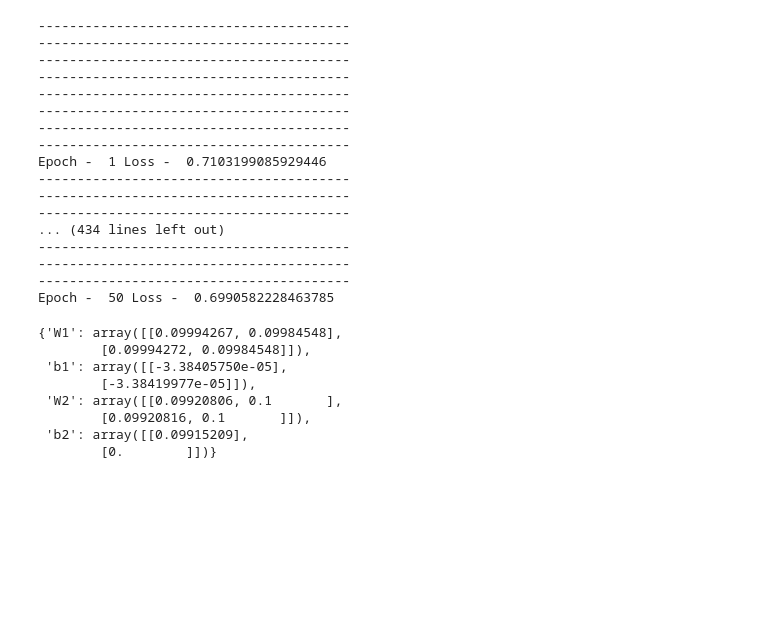
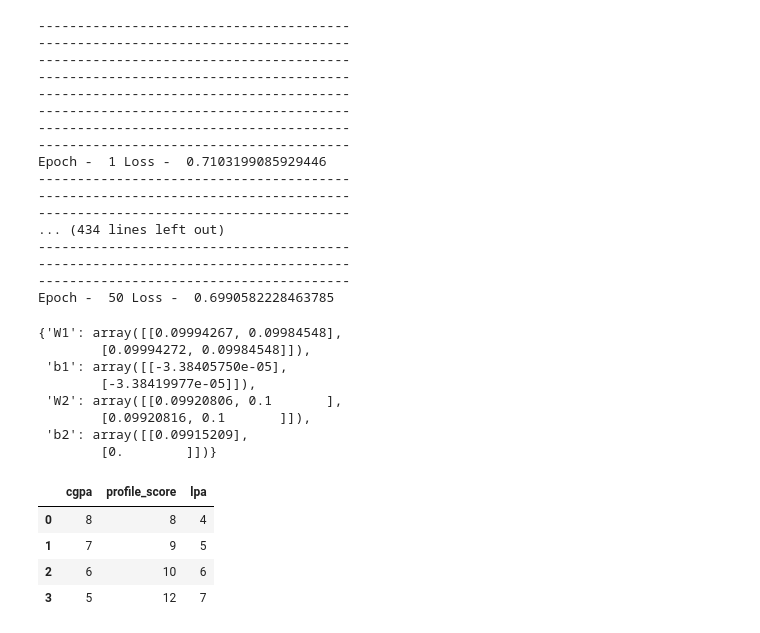
Before and after one commit to Tanish-Sarkar/DeepLearning-with-TensorFLow-and-Keras, a Jupyter notebook: Back_Propogation/BackPropogation_classification_manual.ipynb, the cells around one changed output. Saved outputs shown, nothing was run; the diff lists cells and outputs as text; code cells hidden in the pictures; blank space fills up the shorter version.

```diff
--- a/Back_Propogation/BackPropogation_classification_manual.ipynb
+++ b/Back_Propogation/BackPropogation_classification_manual.ipynb
@@ -229,0 +233,10 @@ Epoch -  50 Loss -  0.6990582228463785
+# %%
+df = pd.DataFrame([[8,8,4], [7,9,5], [6,10,6], [5,12,7]],
+                  columns=['cgpa', 'profile_score', 'lpa'])
+df
+# %% [output]
+|  | cgpa | profile_score | lpa |
+| 0 | 8 | 8 | 4 |
+| 1 | 7 | 9 | 5 |
+| 2 | 6 | 10 | 6 |
+| 3 | 5 | 12 | 7 |
```
Also changed, not shown: parts of 5 cells of this notebook.
